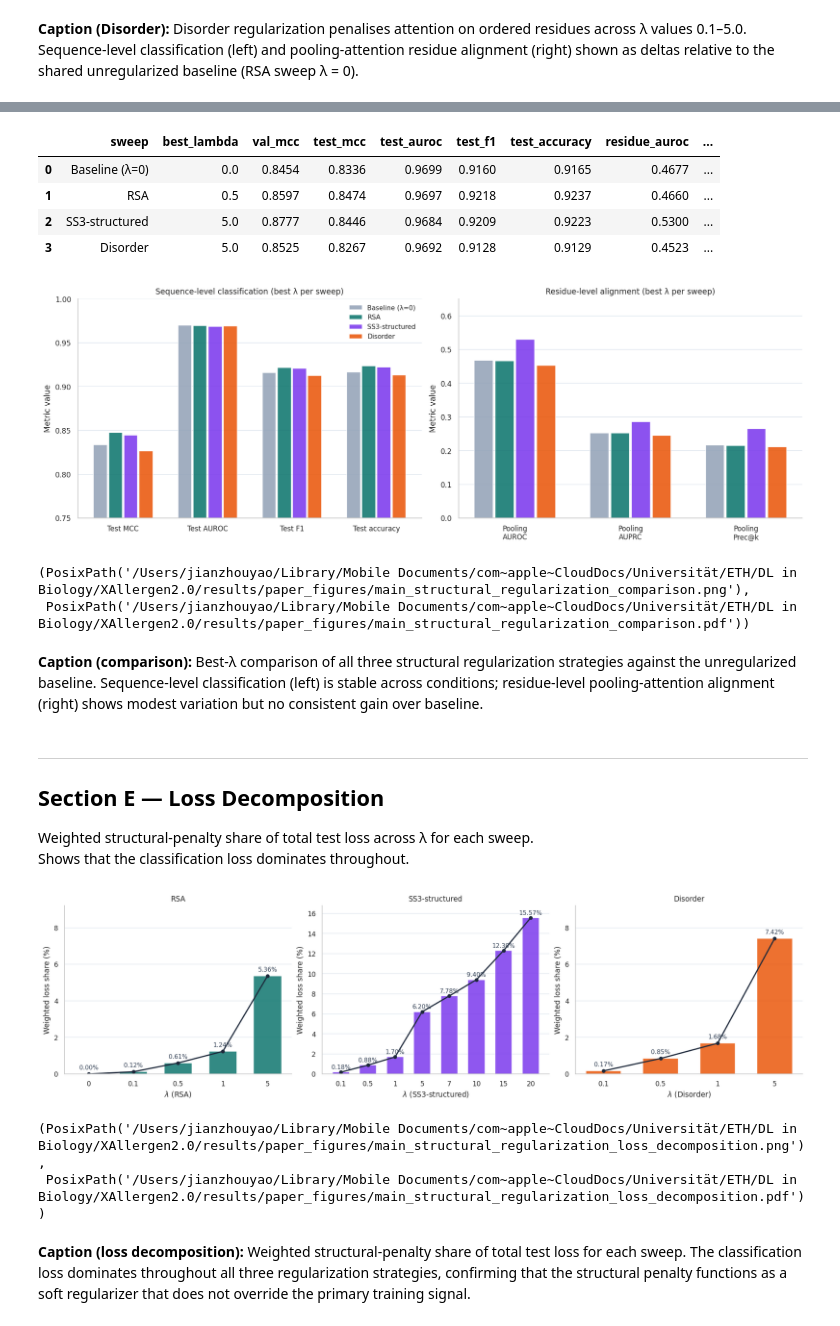
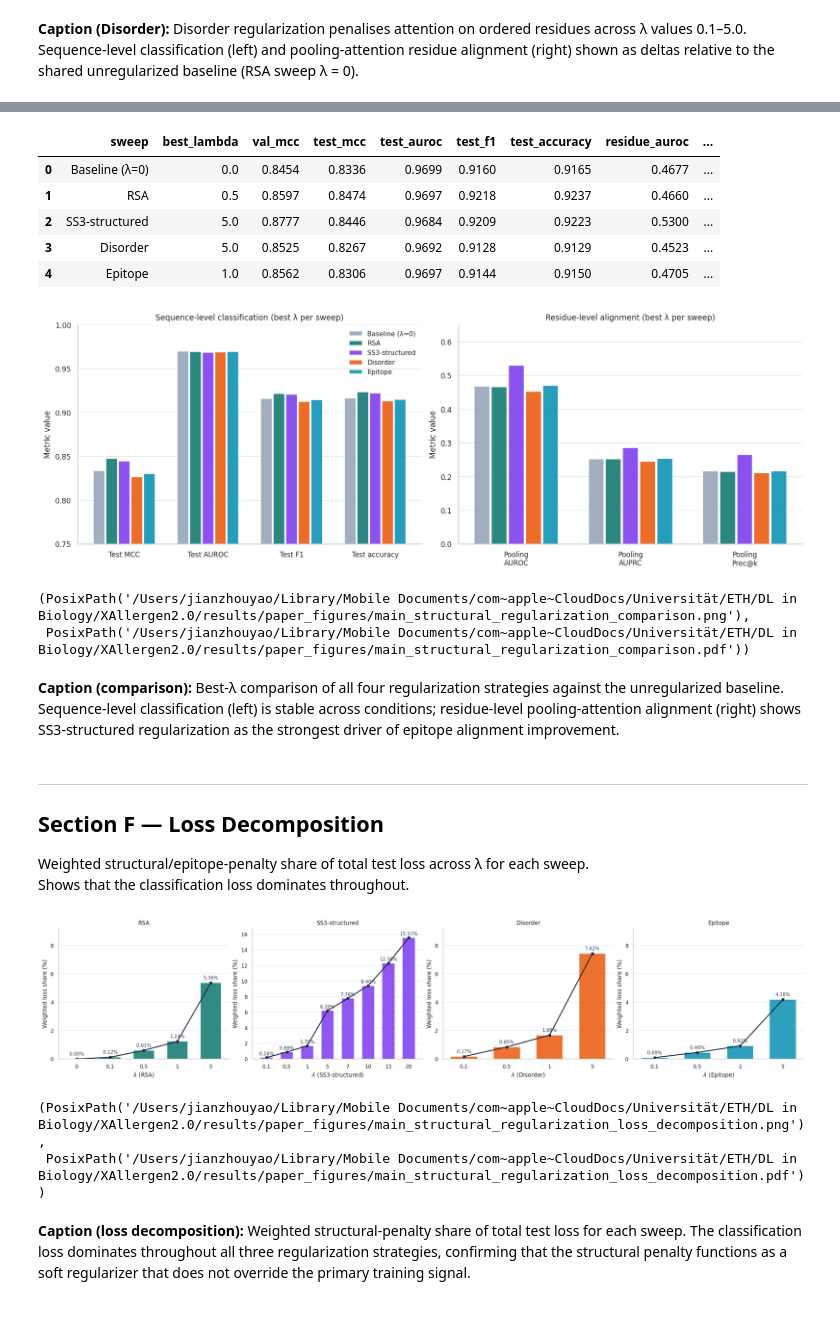
Before and after one commit to Jeffateth/XAllergen2.0, a Jupyter notebook: notebooks/14_visualize_structural_regularization.ipynb, the cells around one changed output, grey strips where cells are left out. Drawn from its saved outputs; the diff is of its cells as text; code cells hidden in the pictures.

```diff
--- a/notebooks/14_visualize_structural_regularization.ipynb
+++ b/notebooks/14_visualize_structural_regularization.ipynb
@@ -26,8 +27,8 @@ def find_repo_root(start: Path) -> Path:
     raise FileNotFoundError("Could not find repo root containing pyproject.toml")
 
 
-repo_root            = find_repo_root(Path.cwd().resolve())
-src_dir              = repo_root / "src"
+repo_root                    = find_repo_root(Path.cwd().resolve())
+src_dir                      = repo_root / "src"
 if str(src_dir) not in sys.path:
     sys.path.insert(0, str(src_dir))
 
@@ -35,6 +36,7 @@ rsa_results_dir              = repo_root / "results" / "rsa_regularization"
 ss3_results_dir              = repo_root / "results" / "ss3_regularization"
 ss3_high_lambda_results_dir  = repo_root / "results" / "ss3_high_lambda"
 disorder_results_dir         = repo_root / "results" / "disorder_regularization"
+epitope_results_dir          = repo_root / "results" / "epitope_regularization"
 figures_dir                  = repo_root / "results" / "paper_figures"
 figures_dir.mkdir(parents=True, exist_ok=True)
 
@@ -71,8 +73,8 @@ def load_sweep(
 
     The sweep CSV always has a 'lambda_rsa' column regardless of sweep type;
     it is renamed to lambda_col.  If baseline_row is provided it is used as
-    the reference point for delta calculations (used for SS3 and disorder
-    sweeps which share the RSA λ=0 checkpoint).
+    the reference point for delta calculations (used for SS3, disorder, and
+    epitope sweeps which share the RSA λ=0 checkpoint).
     """
     summary_df = (
         pd.read_csv(results_dir / "sweep_summary.csv")
@@ -205,13 +207,20 @@ disorder_summary, disorder_residue_ci, disorder_loss = load_sweep(
     disorder_results_dir, lambda_col="lambda_disorder", baseline_row=rsa_baseline,
 )
 
-# Prepend synthetic λ=0 anchor point to SS3 and disorder delta plots
+# Epitope sweep shares the RSA λ=0 baseline
+epitope_summary, epitope_residue_ci, epitope_loss = load_sweep(
+    epitope_results_dir, lambda_col="lambda_epitope", baseline_row=rsa_baseline,
+)
+
+# Prepend synthetic λ=0 anchor point to SS3, disorder, and epitope delta plots
 ss3_summary,      ss3_residue_ci      = prepend_baseline_point(ss3_summary,      ss3_residue_ci,      "lambda_ss3")
 disorder_summary, disorder_residue_ci = prepend_baseline_point(disorder_summary, disorder_residue_ci, "lambda_disorder")
+epitope_summary,  epitope_residue_ci  = prepend_baseline_point(epitope_summary,  epitope_residue_ci,  "lambda_epitope")
 
 print("RSA lambdas:     ", list(rsa_summary["lambda_rsa"]))
 print("SS3 lambdas:     ", list(ss3_summary["lambda_ss3"]))
 print("Disorder lambdas:", list(disorder_summary["lambda_disorder"]))
+print("Epitope lambdas: ", list(epitope_summary["lambda_epitope"]))
 # %% [output]
 RSA lambdas:      [0.0, 0.1, 0.5, 1.0, 5.0]
 SS3 lambdas:      [0.0, 0.1, 0.5, 1.0, 5.0, 7.0, 10.0, 15.0, 20.0]
@@ -397,9 +440,10 @@ baseline_entry = {
 
 comparison_df = pd.DataFrame([
     baseline_entry,
-    pick_best(rsa_summary.loc[rsa_summary["lambda_rsa"].ne(0.0)], "lambda_rsa",    "RSA"),
-    pick_best(ss3_summary,                                          "lambda_ss3",    "SS3-structured"),
-    pick_best(disorder_summary,                                     "lambda_disorder", "Disorder"),
+    pick_best(rsa_summary.loc[rsa_summary["lambda_rsa"].ne(0.0)],         "lambda_rsa",      "RSA"),
+    pick_best(ss3_summary,                                                  "lambda_ss3",      "SS3-structured"),
+    pick_best(disorder_summary,                                             "lambda_disorder", "Disorder"),
+    pick_best(epitope_summary.loc[epitope_summary["lambda_epitope"].ne(0.0)], "lambda_epitope", "Epitope"),
 ], columns=DISPLAY_COLS).round(4)
 
 comparison_df
@@ -409,12 +453,14 @@ comparison_df
 | 1 | RSA | 0.5 | 0.8597 | 0.8474 | 0.9697 | 0.9218 | 0.9237 | 0.4660 | ... |
 | 2 | SS3-structured | 5.0 | 0.8777 | 0.8446 | 0.9684 | 0.9209 | 0.9223 | 0.5300 | ... |
 | 3 | Disorder | 5.0 | 0.8525 | 0.8267 | 0.9692 | 0.9128 | 0.9129 | 0.4523 | ... |
+| 4 | Epitope | 1.0 | 0.8562 | 0.8306 | 0.9697 | 0.9144 | 0.9150 | 0.4705 | ... |
 # %%
 SWEEP_COLORS = {
     "Baseline (λ=0)":  "#94a3b8",
     "RSA":             "#0f766e",
     "SS3-structured":  "#7c3aed",
     "Disorder":        "#ea580c",
+    "Epitope":         "#0891b2",
 }
 SWEEPS = list(SWEEP_COLORS)
 
@@ -426,14 +472,14 @@ RES_METRICS = [("residue_auroc", "Pooling\nAUROC"),
 
 x_seq  = np.arange(len(SEQ_METRICS))
 x_res  = np.arange(len(RES_METRICS))
-width  = 0.18
+width  = 0.15  # narrower to fit 5 groups
 
 fig, axes = plt.subplots(1, 2, figsize=(13, 4.4), constrained_layout=True)
 
 for i, sweep_name in enumerate(SWEEPS):
     row    = comparison_df.loc[comparison_df["sweep"].eq(sweep_name)].iloc[0]
     color  = SWEEP_COLORS[sweep_name]
-    offset = (i - 1.5) * width
+    offset = (i - 2) * width
     axes[0].bar(x_seq + offset, [float(row[c]) for c, _ in SEQ_METRICS],
                 width=width * 0.9, color=color, label=sweep_name, alpha=0.88)
     axes[1].bar(x_res + offset, [float(row[c]) for c, _ in RES_METRICS],
@@ -462,16 +508,16 @@ fig.savefig(cmp_pdf, bbox_inches="tight")
 plt.show()
 cmp_png, cmp_pdf
 # %% [output]
-[figure, old version]
+[figure, new version]
 (PosixPath('/Users/jianzhouyao/Library/Mobile Documents/com~apple~CloudDocs/Universität/ETH/DL in Biology/XAllergen2.0/results/paper_figures/main_structural_regularization_comparison.png'),
  PosixPath('/Users/jianzhouyao/Library/Mobile Documents/com~apple~CloudDocs/Universität/ETH/DL in Biology/XAllergen2.0/results/paper_figures/main_structural_regularization_comparison.pdf'))
 # %% [markdown]
-**Caption (comparison):** Best-λ comparison of all three structural regularization strategies against the unregularized baseline. Sequence-level classification (left) is stable across conditions; residue-level pooling-attention alignment (right) shows modest variation but no consistent gain over baseline.
+**Caption (comparison):** Best-λ comparison of all four regularization strategies against the unregularized baseline. Sequence-level classification (left) is stable across conditions; residue-level pooling-attention alignment (right) shows SS3-structured regularization as the strongest driver of epitope alignment improvement.
 # %% [markdown]
 ---
-## Section E — Loss Decomposition
+## Section F — Loss Decomposition
 
-Weighted structural-penalty share of total test loss across λ for each sweep.
+Weighted structural/epitope-penalty share of total test loss across λ for each sweep.
 Shows that the classification loss dominates throughout.
 # %%
 def test_loss_pct(loss_df: pd.DataFrame, summary_df: pd.DataFrame, lambda_col: str) -> pd.DataFrame:
@@ -485,40 +531,41 @@ def test_loss_pct(loss_df: pd.DataFrame, summary_df: pd.DataFrame, lambda_col: s
     return df
 
 
-# RSA: include λ=0 (shows 0 % penalty share) as the leftmost bar
 rsa_tl      = test_loss_pct(rsa_loss,      rsa_summary,      "lambda_rsa")
 ss3_tl      = test_loss_pct(ss3_loss,      ss3_summary,      "lambda_ss3")
 disorder_tl = test_loss_pct(disorder_loss, disorder_summary, "lambda_disorder")
+epitope_tl  = test_loss_pct(epitope_loss,  epitope_summary,  "lambda_epitope")
 
-fig, axes = plt.subplots(1, 3, figsize=(14, 3.8), constrained_layout=True)
+fig, axes = plt.subplots(1, 4, figsize=(18, 3.8), constrained_layout=True)
 
 for ax, tl_df, lambda_col, title, color in [
     (axes[0], rsa_tl,      "lambda_rsa",      "RSA",            "#0f766e"),
     (axes[1], ss3_tl,      "lambda_ss3",      "SS3-structured", "#7c3aed"),
     (axes[2], disorder_tl, "lambda_disorder", "Disorder",       "#ea580c"),
+    (axes[3], epitope_tl,  "lambda_epitope",  "Epitope",        "#0891b2"),
 ]:
     ax.bar(tl_df["x"], tl_df["rsa_fraction_pct"], color=color, width=0.62, alpha=0.85)
     ax.plot(tl_df["x"], tl_df["rsa_fraction_pct"], color="#1e293b", linewidth=1.6, marker="o", markersize=4)
     ax.set_xlabel(rf"$\lambda$ ({title})")
     ax.set_ylabel(r"Weighted loss share (%)")
     ax.set_title(title)
     ax.set_xticks(tl_df["x"], tl_df[lambda_col].map(lambda v: f"{v:g}"))
     ax.grid(True, axis="y", color="#e2e8f0", linewidth=0.8)
     ax.grid(False, axis="x")
     ax.spines["top"].set_visible(False)
     ax.spines["right"].set_visible(False)
     for xv, pct in zip(tl_df["x"], tl_df["rsa_fraction_pct"]):
         ax.text(xv, pct + 0.18, f"{pct:.2f}%", ha="center", va="bottom", fontsize=8, color="#334155")
     ax.set_ylim(0, max(8.0, float(tl_df["rsa_fraction_pct"].max())) + 1.2)
 
 loss_png = figures_dir / "main_structural_regularization_loss_decomposition.png"
 loss_pdf = figures_dir / "main_structural_regularization_loss_decomposition.pdf"
 fig.savefig(loss_png, bbox_inches="tight")
 fig.savefig(loss_pdf, bbox_inches="tight")
 plt.show()
 loss_png, loss_pdf
 # %% [output]
-[figure, old version]
+[figure, new version]
 (PosixPath('/Users/jianzhouyao/Library/Mobile Documents/com~apple~CloudDocs/Universität/ETH/DL in Biology/XAllergen2.0/results/paper_figures/main_structural_regularization_loss_decomposition.png'),
  PosixPath('/Users/jianzhouyao/Library/Mobile Documents/com~apple~CloudDocs/Universität/ETH/DL in Biology/XAllergen2.0/results/paper_figures/main_structural_regularization_loss_decomposition.pdf'))
 # %% [markdown]
```
Also changed, not shown: parts of 7 cells of this notebook, 13 other files.
